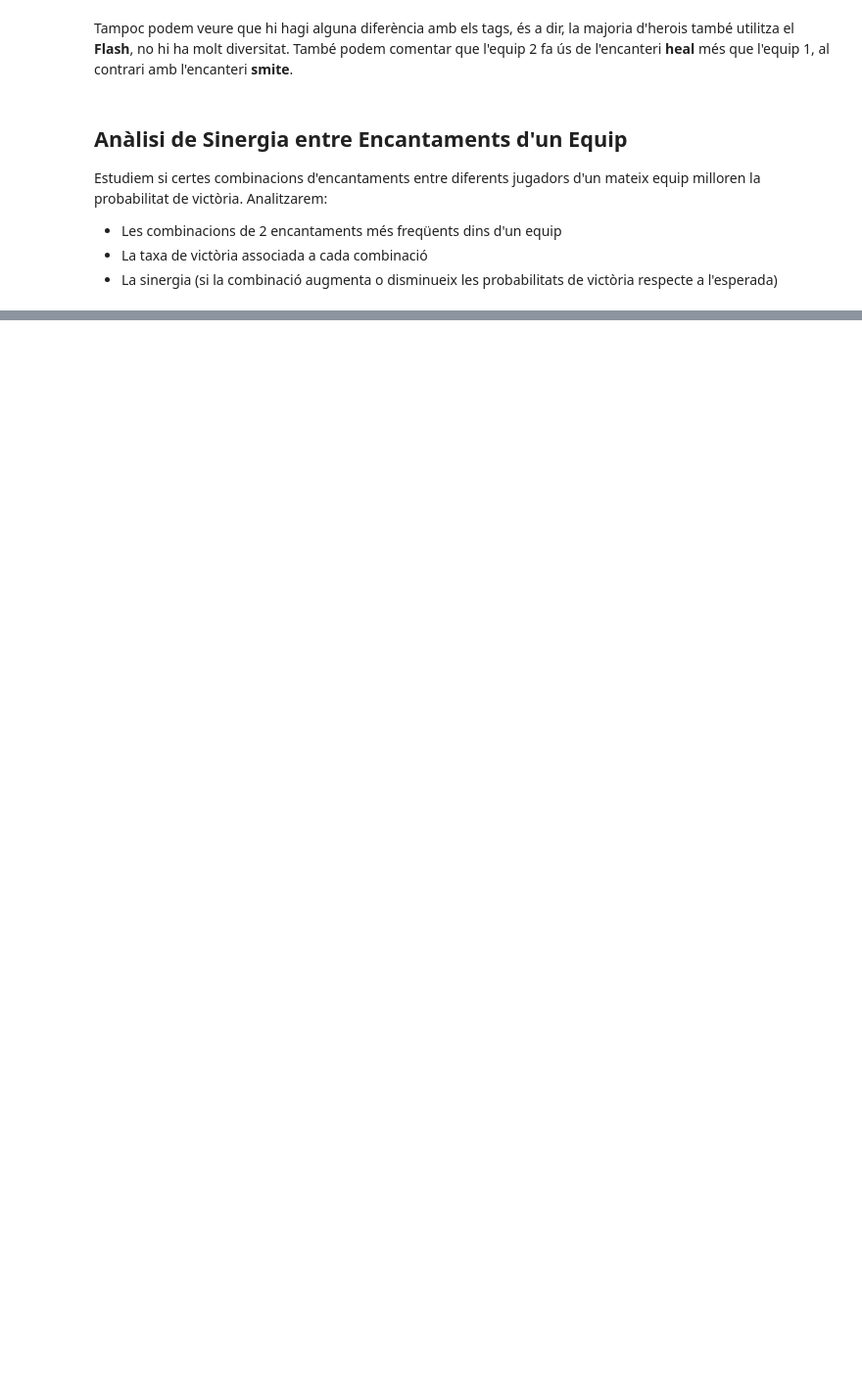
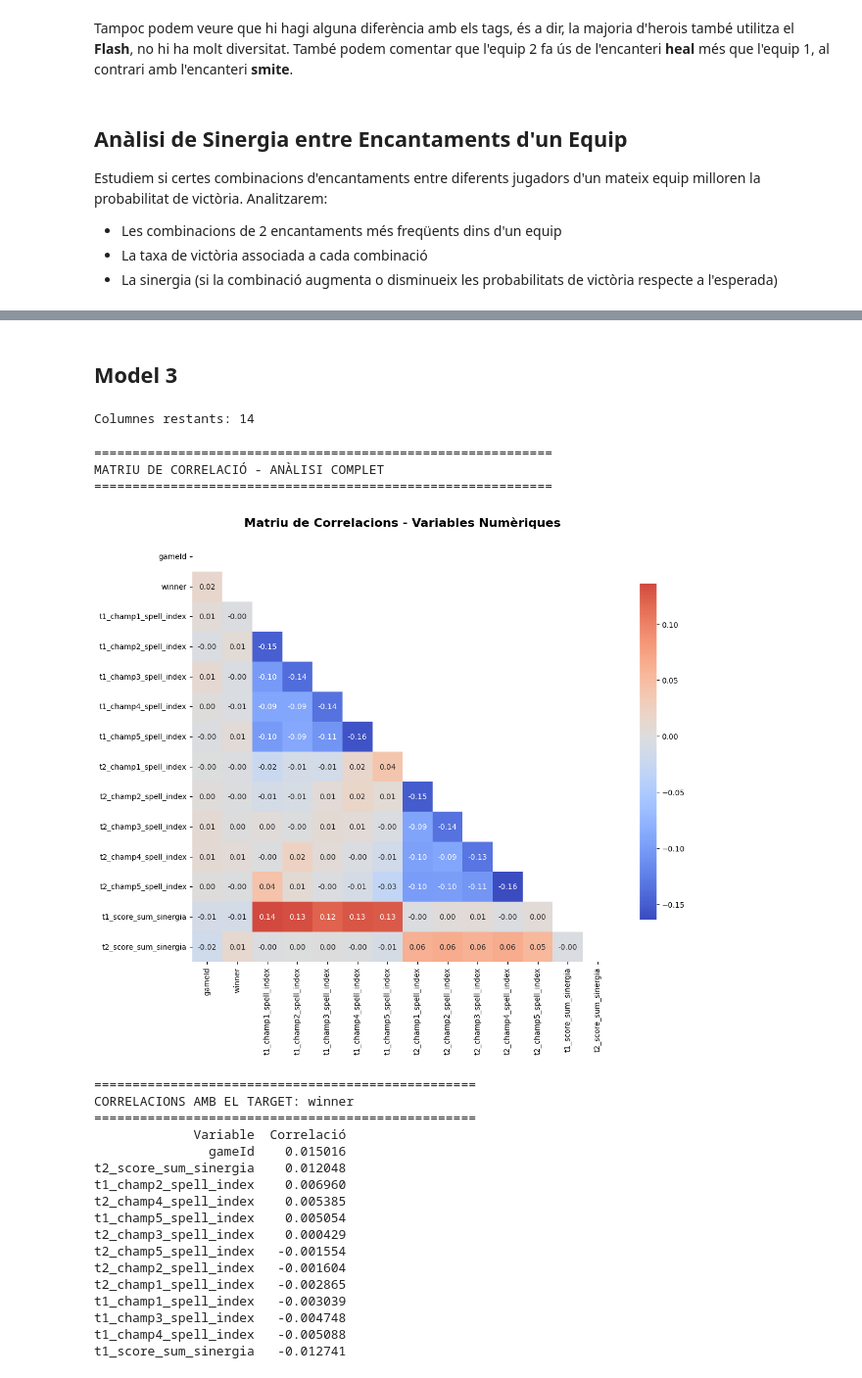
Before and after one commit to NIU1710545/Kaggle-Code, a Jupyter notebook: Anàlisi_de_dades/Encantaments/Combinacions_encanteris.ipynb, the cells around one changed output, grey strips where cells are left out. Shown at 98% size. Drawn from its saved outputs; the diff is of its cells as text; code cells hidden in the pictures; blank space fills up the shorter version.

```diff
--- a/Anàlisi_de_dades/Encantaments/Combinacions_encanteris.ipynb
+++ b/Anàlisi_de_dades/Encantaments/Combinacions_encanteris.ipynb
@@ -683,0 +1016,45 @@ NameError: name 'calcula_sinergia_encanteris' is not defined
+# %% [markdown]
+## Model 3
+# %%
+# Eliminació columnes determinades per la primera correlació
+cols_to_remove = [f't{team}_champ{i}id' for team in [1, 2] for i in range(1, 6)]
+cols_to_remove += [f't{team}_champ{champ}_sum{s}' for team in [1, 2] for champ in range(1, 6) for s in [1,2]]
+cols_to_remove += [f't{team}_ban{champ}' for team in [1, 2] for champ in range(1, 6)]
+
+
+# Eliminació de columnes que determinen quins herois de cada equip a acabat amb una estructura
+cols_to_remove  += ['t1_towerKills', 't1_inhibitorKills', 't1_baronKills', 't1_dragonKills', 't1_riftHeraldKills',
+                    't2_towerKills', 't2_inhibitorKills', 't2_baronKills', 't2_dragonKills', 't2_riftHeraldKills',
+                    'firstBlood','firstTower','firstInhibitor', 'firstBaron', 'firstDragon', 'firstRiftHerald']
+
+
+# Verificar quines columnes existeixen
+existing_cols = [col for col in cols_to_remove if col in data_set.columns]
+data_set = data_set.drop(columns=existing_cols, errors='ignore')
+print(f"Columnes restants: {data_set.shape[1]}")
+# %% [output]
+Columnes restants: 14
+# %%
+crear_matriu_correlacio(data_set, target_attribute='winner', figsize=(12, 10))
+# %% [output]
+============================================================
+MATRIU DE CORRELACIÓ - ANÀLISI COMPLET
+============================================================
+[figure, added]
+==================================================
+CORRELACIONS AMB EL TARGET: winner
+==================================================
+             Variable  Correlació
+               gameId    0.015016
+t2_score_sum_sinergia    0.012048
+t1_champ2_spell_index    0.006960
+t2_champ4_spell_index    0.005385
+t1_champ5_spell_index    0.005054
+t2_champ3_spell_index    0.000429
+t2_champ5_spell_index   -0.001554
+t2_champ2_spell_index   -0.001604
+t2_champ1_spell_index   -0.002865
+t1_champ1_spell_index   -0.003039
+t1_champ3_spell_index   -0.004748
+t1_champ4_spell_index   -0.005088
+t1_score_sum_sinergia   -0.012741
```
Also changed, not shown: parts of 17 cells of this notebook, 2 other files.
